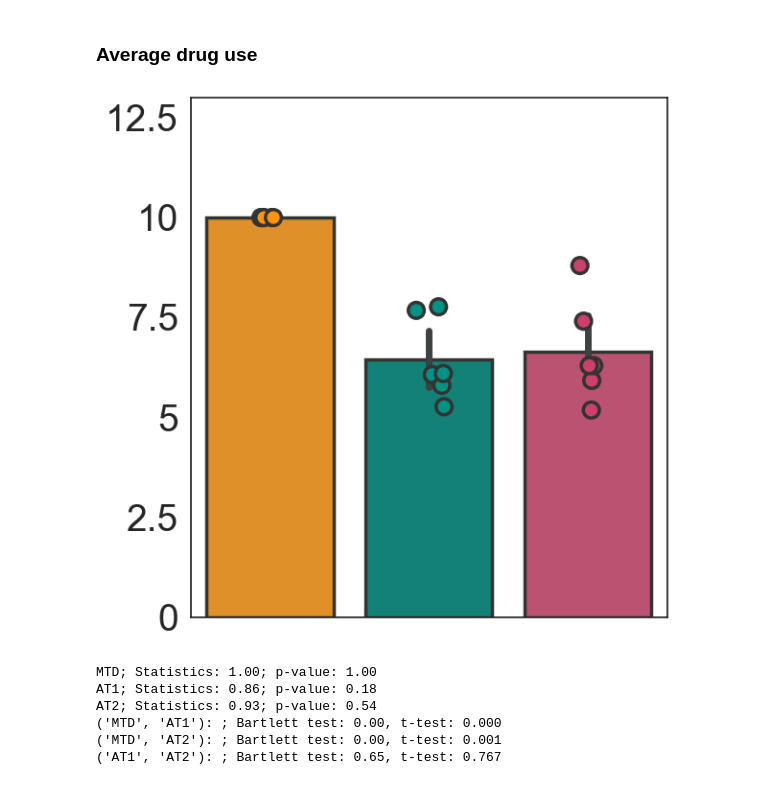
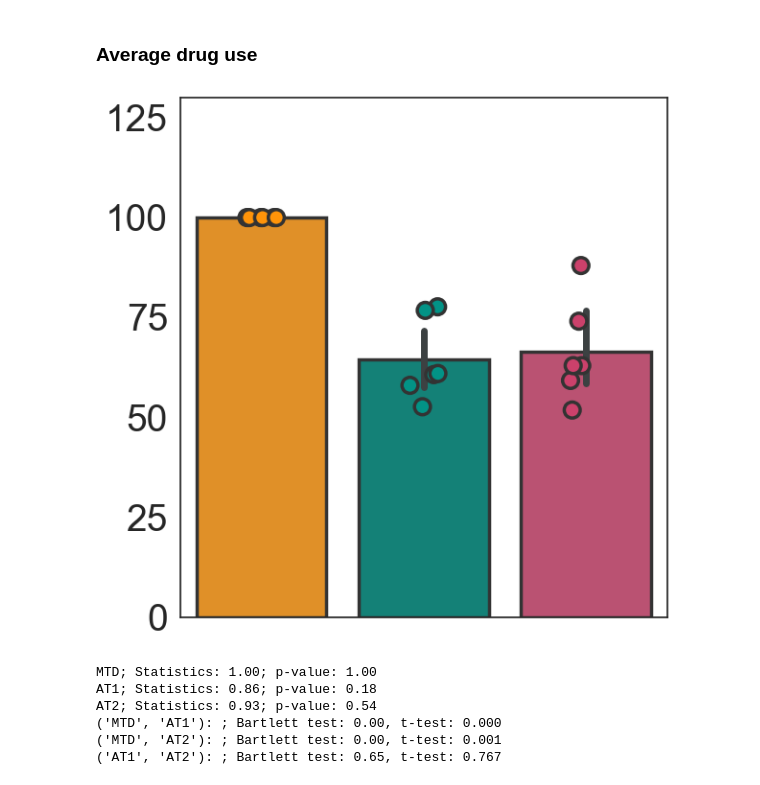
Before and after one commit to MathOnco/PARPi_Model, a Jupyter notebook: jnb_figure6.ipynb, the cells around one changed output. Drawn from its saved outputs; the diff is of its cells as text; code cells hidden in the pictures.

```diff
--- a/jnb_figure6.ipynb
+++ b/jnb_figure6.ipynb
@@ -47,8 +47,6 @@ dataDf_oc3 = dataDf_oc3[dataDf_oc3.Time<80].copy()
 treatmentStartDate = datetime.datetime.strptime("2019/12/27","%Y/%m/%d") - datetime.datetime.strptime("2019/12/11","%Y/%m/%d")
 dataDf_oc3_normalised = dataDf_oc3[dataDf_oc3.Time>=treatmentStartDate.days].copy()
 dataDf_oc3_normalised['Time'] -= treatmentStartDate.days
-# 100 corresponds to 10mg/kg, as it refers to a 100ul injection from the drug stock
-dataDf_oc3_normalised.loc[dataDf_oc3_normalised['DrugConcentration']!="X", "DrugConcentration"] = dataDf_oc3_normalised.loc[dataDf_oc3_normalised['DrugConcentration']!="X", "DrugConcentration"].apply(lambda x: float(x)/10)
 
 # Environment
 nProcesses = 4 # Number of cores to use for bootstrapping
@@ -205,7 +203,7 @@ for algorithm, mouseId in mouseToPlotDic.items():
                                        (dataDf_oc3_normalised.DrugConcentration!='X')].copy()
     currDataDf['DrugConcentration'] = currDataDf['DrugConcentration'].astype(float)
     currDataDf['Time'] /= 7
-    PlotData(currDataDf, feature="Volume", ylim=1.3e3, y2lim=11, ax=ax)
+    PlotData(currDataDf, feature="Volume", ylim=1.3e3, y2lim=110, ax=ax)
     ax.set_xlabel("")
     ax.set_ylabel("")
     ax.tick_params(labelsize=24)
@@ -369,27 +367,27 @@ cumDrugDataDf = pd.DataFrame(tmpDicList)
 # %%
 plt.figure(figsize=(6,6)) #(7.5,6)
 ax = sns.barplot(x="TreatmentBranch", y="MeanDrug",
                  edgecolor=".2",linewidth=2.5,
                  errwidth=5, errcolor=sns.xkcd_rgb["charcoal grey"],
                  palette=myColourPlatte,
                  data=cumDrugDataDf)
 ax = sns.stripplot(x="TreatmentBranch", y="MeanDrug",
                  edgecolor=".2",linewidth=2.5,s=12,
 #                  errwidth=5, errcolor=sns.xkcd_rgb["charcoal grey"],
                  palette=myColourPlatte,
                  data=cumDrugDataDf)
-ax.set_ylim(0,13)
+ax.set_ylim(0,130)
 ax.set_ylabel("")
 ax.set_xlabel(r"")
 ax.set_xticklabels([])
-ax.set_yticklabels([0,2.5,5,7.5,10,12.5])
+ax.set_yticklabels([0,25,50,75,100,125])
 # sns.despine(offset=5, trim=True)
 plt.tick_params(labelsize=28)
 plt.xticks(rotation=315)
 plt.tight_layout()
 plt.savefig("figures/inVivoData_meanDrug_oc3.pdf")
 # %% [output]
-[figure, old version]
+[figure, new version]
 # %%
 # Statistics.
 # Shapiro-Wilk test for normality
```
Also changed, not shown: parts of 1 cell of this notebook, 2 other files.
